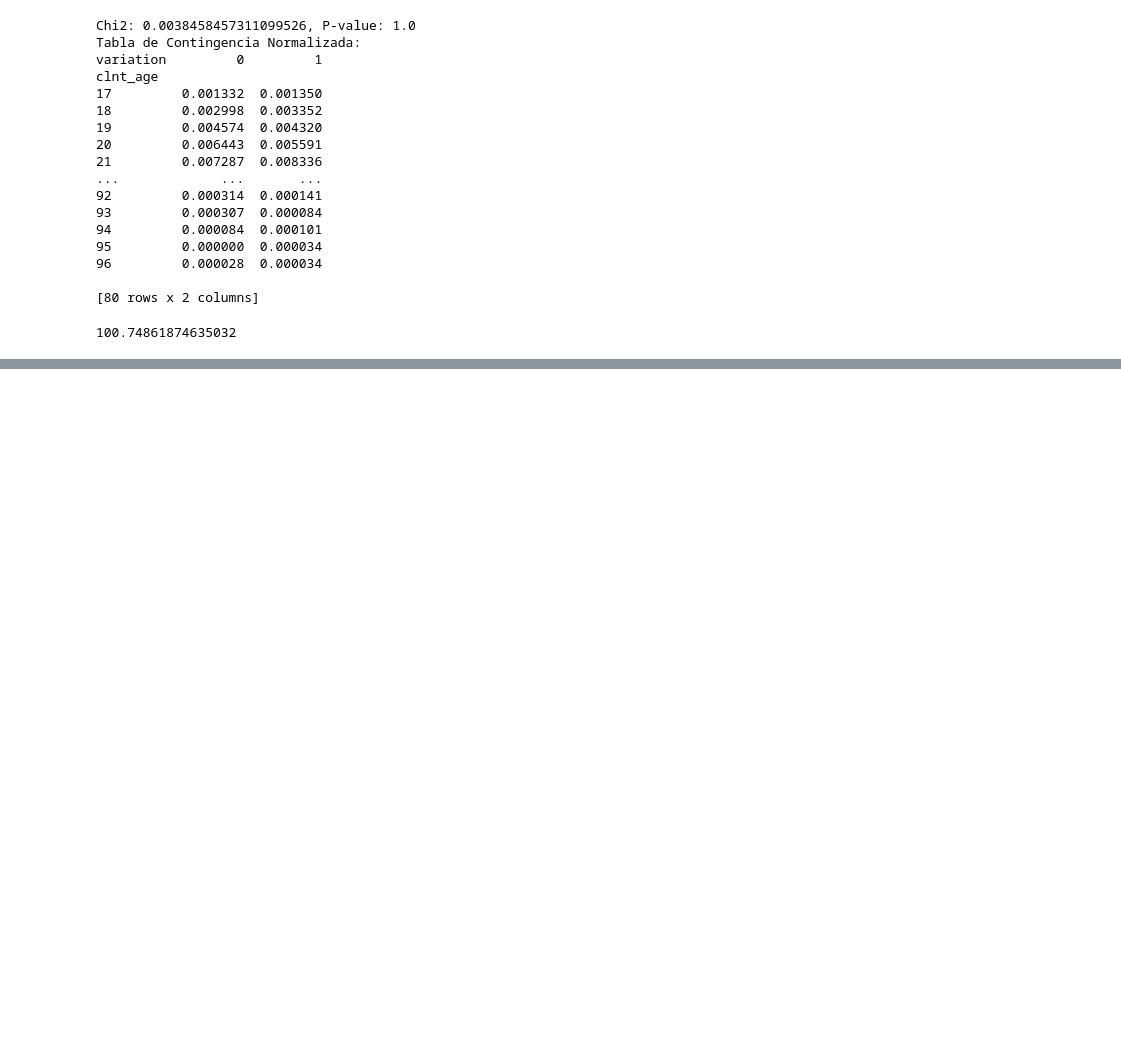
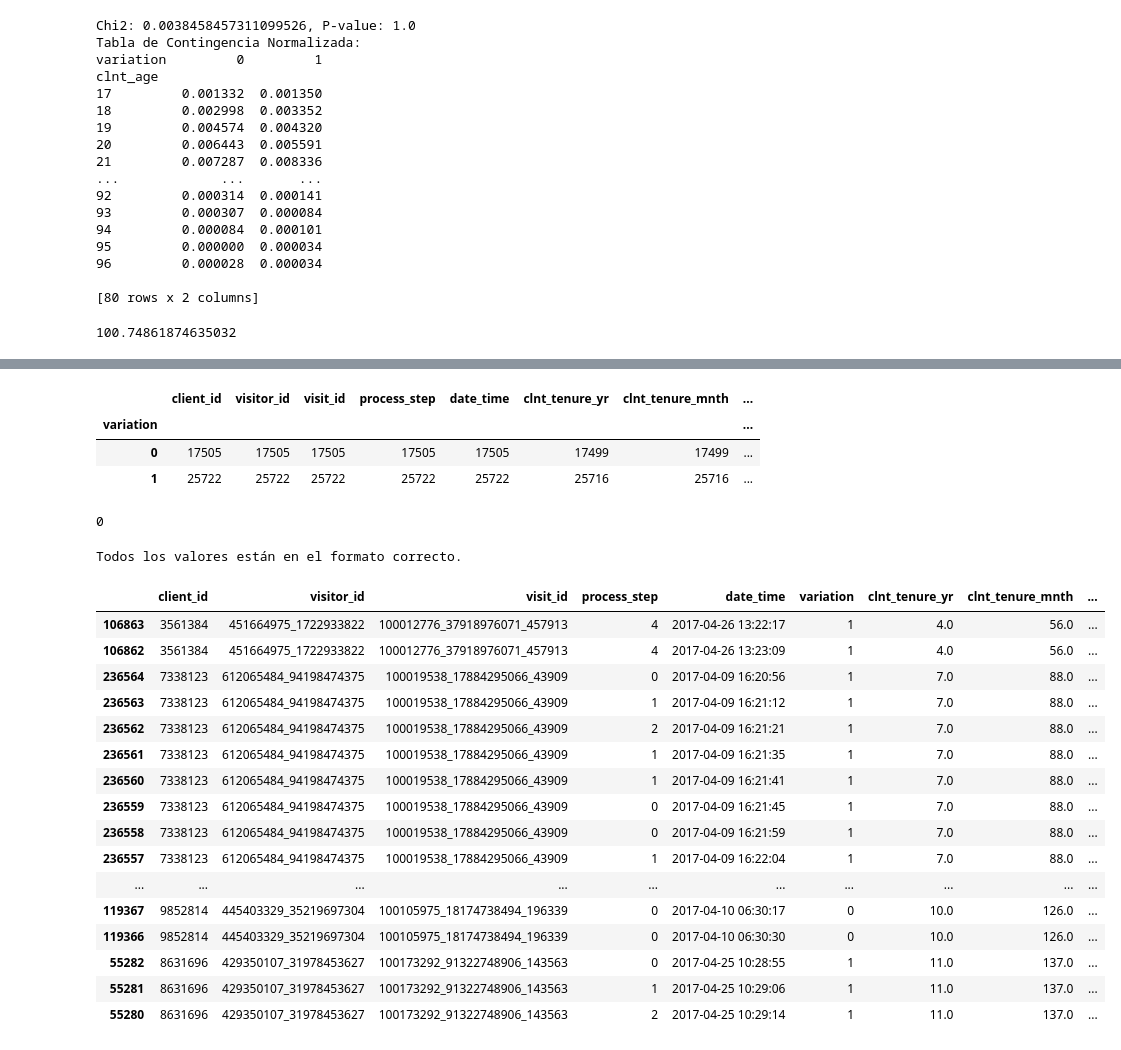
Before and after one commit to Greta-galeana/abtest_vanguard, a Jupyter notebook: main.ipynb, the cells around one changed output, grey strips where cells are left out. Drawn from its saved outputs; the diff is of its cells as text; code cells hidden in the pictures; blank space fills up the shorter version.

```diff
--- a/main.ipynb
+++ b/main.ipynb
@@ -522,0 +590,46 @@ valor_critico_age_variation
+# %%
+#competion rate
+df_process_step_variation = df[df['process_step']==4].groupby('variation').count()
+df_process_step_variation
+# %% [output]
+|  | client_id | visitor_id | visit_id | process_step | date_time | clnt_tenure_yr | clnt_tenure_mnth | ... |
+| variation |  |  |  |  |  |  |  | ... |
+| 0 | 17505 | 17505 | 17505 | 17505 | 17505 | 17499 | 17499 | ... |
+| 1 | 25722 | 25722 | 25722 | 25722 | 25722 | 25716 | 25716 | ... |
+# %%
+#Time Spent on Each Step
+df['date_time'].isnull().sum()
+# %% [output]
+0
+# %%
+df['date_time'] = pd.to_datetime(df['date_time'], errors='coerce')
+invalid_dates = df[df['date_time'].isna()]
+if invalid_dates.empty:
+	print("Todos los valores están en el formato correcto.")
+else:
+	print("Hay valores que no están en el formato correcto:")
+	print(invalid_dates)
+# %% [output]
+Todos los valores están en el formato correcto.
+# %%
+#competion rate
+df_process_step_time = df.sort_values(by=['visit_id', 'variation', 'date_time'])
+df_process_step_time.head(50)
+# %% [output]
+|  | client_id | visitor_id | visit_id | process_step | date_time | variation | clnt_tenure_yr | clnt_tenure_mnth | ... |
+| 106863 | 3561384 | 451664975_1722933822 | 100012776_37918976071_457913 | 4 | 2017-04-26 13:22:17 | 1 | 4.0 | 56.0 | ... |
+| 106862 | 3561384 | 451664975_1722933822 | 100012776_37918976071_457913 | 4 | 2017-04-26 13:23:09 | 1 | 4.0 | 56.0 | ... |
+| 236564 | 7338123 | 612065484_94198474375 | 100019538_17884295066_43909 | 0 | 2017-04-09 16:20:56 | 1 | 7.0 | 88.0 | ... |
+| 236563 | 7338123 | 612065484_94198474375 | 100019538_17884295066_43909 | 1 | 2017-04-09 16:21:12 | 1 | 7.0 | 88.0 | ... |
+| 236562 | 7338123 | 612065484_94198474375 | 100019538_17884295066_43909 | 2 | 2017-04-09 16:21:21 | 1 | 7.0 | 88.0 | ... |
+| 236561 | 7338123 | 612065484_94198474375 | 100019538_17884295066_43909 | 1 | 2017-04-09 16:21:35 | 1 | 7.0 | 88.0 | ... |
+| 236560 | 7338123 | 612065484_94198474375 | 100019538_17884295066_43909 | 1 | 2017-04-09 16:21:41 | 1 | 7.0 | 88.0 | ... |
+| 236559 | 7338123 | 612065484_94198474375 | 100019538_17884295066_43909 | 0 | 2017-04-09 16:21:45 | 1 | 7.0 | 88.0 | ... |
+| 236558 | 7338123 | 612065484_94198474375 | 100019538_17884295066_43909 | 0 | 2017-04-09 16:21:59 | 1 | 7.0 | 88.0 | ... |
+| 236557 | 7338123 | 612065484_94198474375 | 100019538_17884295066_43909 | 1 | 2017-04-09 16:22:04 | 1 | 7.0 | 88.0 | ... |
+| ... | ... | ... | ... | ... | ... | ... | ... | ... | ... |
+| 119367 | 9852814 | 445403329_35219697304 | 100105975_18174738494_196339 | 0 | 2017-04-10 06:30:17 | 0 | 10.0 | 126.0 | ... |
+| 119366 | 9852814 | 445403329_35219697304 | 100105975_18174738494_196339 | 0 | 2017-04-10 06:30:30 | 0 | 10.0 | 126.0 | ... |
+| 55282 | 8631696 | 429350107_31978453627 | 100173292_91322748906_143563 | 0 | 2017-04-25 10:28:55 | 1 | 11.0 | 137.0 | ... |
+| 55281 | 8631696 | 429350107_31978453627 | 100173292_91322748906_143563 | 1 | 2017-04-25 10:29:06 | 1 | 11.0 | 137.0 | ... |
+| 55280 | 8631696 | 429350107_31978453627 | 100173292_91322748906_143563 | 2 | 2017-04-25 10:29:14 | 1 | 11.0 | 137.0 | ... |
```
Also changed, not shown: parts of 6 cells of this notebook.
